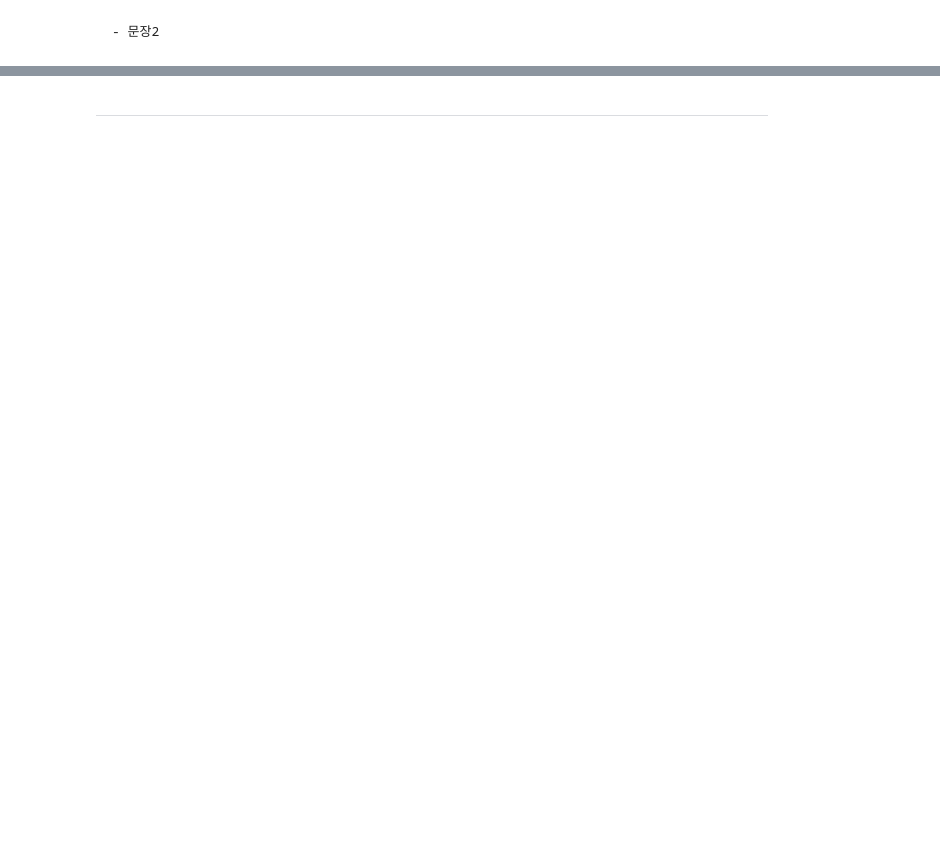
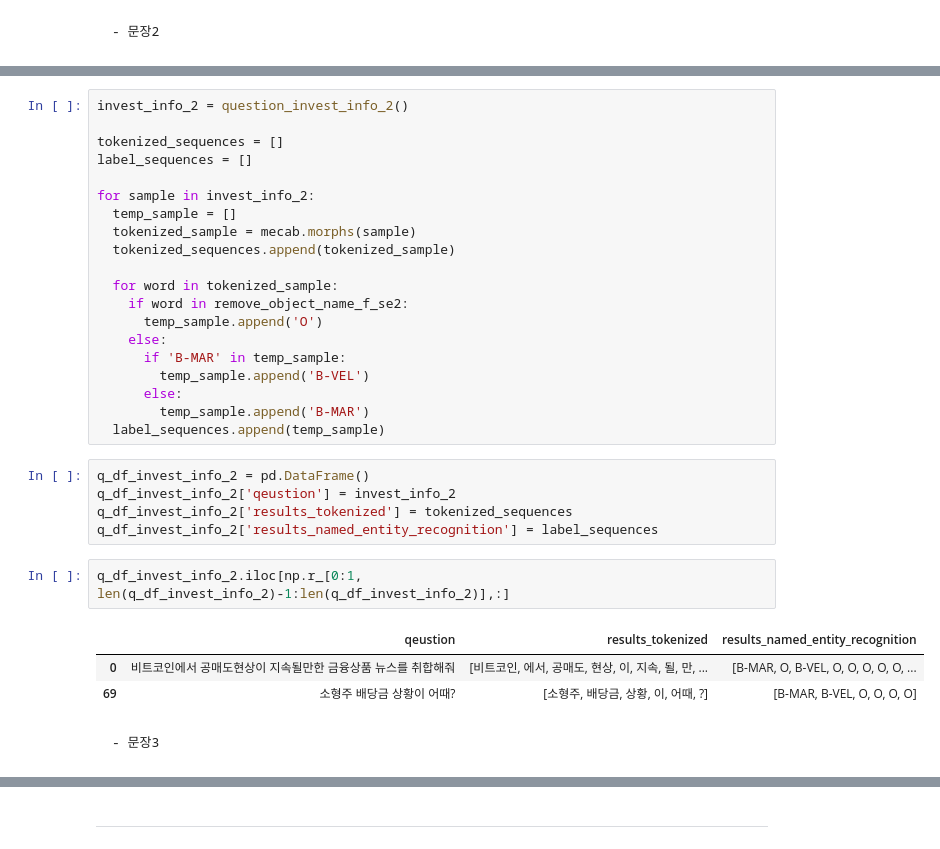
Before and after one commit to mwithgod3952/jh_Natural_language_processing, a Jupyter notebook: 챗봇_Demo.ipynb, the cells around one changed output, grey strips where cells are left out. Cells and saved outputs as stored; diff of their text form; blank space fills up the shorter version.

```diff
--- a/챗봇_Demo.ipynb
+++ b/챗봇_Demo.ipynb
@@ -389,0 +351,33 @@ question_invest_info_2()
+# %%
+invest_info_2 = question_invest_info_2()
+
+tokenized_sequences = []
+label_sequences = []
+
+for sample in invest_info_2:
+  temp_sample = []
+  tokenized_sample = mecab.morphs(sample)
+  tokenized_sequences.append(tokenized_sample)
+
+  for word in tokenized_sample:
+    if word in remove_object_name_f_se2:
+      temp_sample.append('O')
+    else:
+      if 'B-MAR' in temp_sample:
+        temp_sample.append('B-VEL')
+      else:
+        temp_sample.append('B-MAR')
+  label_sequences.append(temp_sample)
+# %%
+q_df_invest_info_2 = pd.DataFrame()
+q_df_invest_info_2['qeustion'] = invest_info_2
+q_df_invest_info_2['results_tokenized'] = tokenized_sequences
+q_df_invest_info_2['results_named_entity_recognition'] = label_sequences
+# %%
+q_df_invest_info_2.iloc[np.r_[0:1, len(q_df_invest_info_2)-1:len(q_df_invest_info_2)],:]
+# %% [output]
+|  | qeustion | results_tokenized | results_named_entity_recognition |
+| 0 | 비트코인에서 공매도현상이 지속될만한 금융상품 뉴스를 취합해줘 | [비트코인, 에서, 공매도, 현상, 이, 지속, 될, 만, ... | [B-MAR, O, B-VEL, O, O, O, O, O, ... |
+| 69 | 소형주 배당금 상황이 어때? | [소형주, 배당금, 상황, 이, 어때, ?] | [B-MAR, B-VEL, O, O, O, O] |
+# %% [markdown]
+    - 문장3
```
Also changed, not shown: parts of 32 cells of this notebook.
